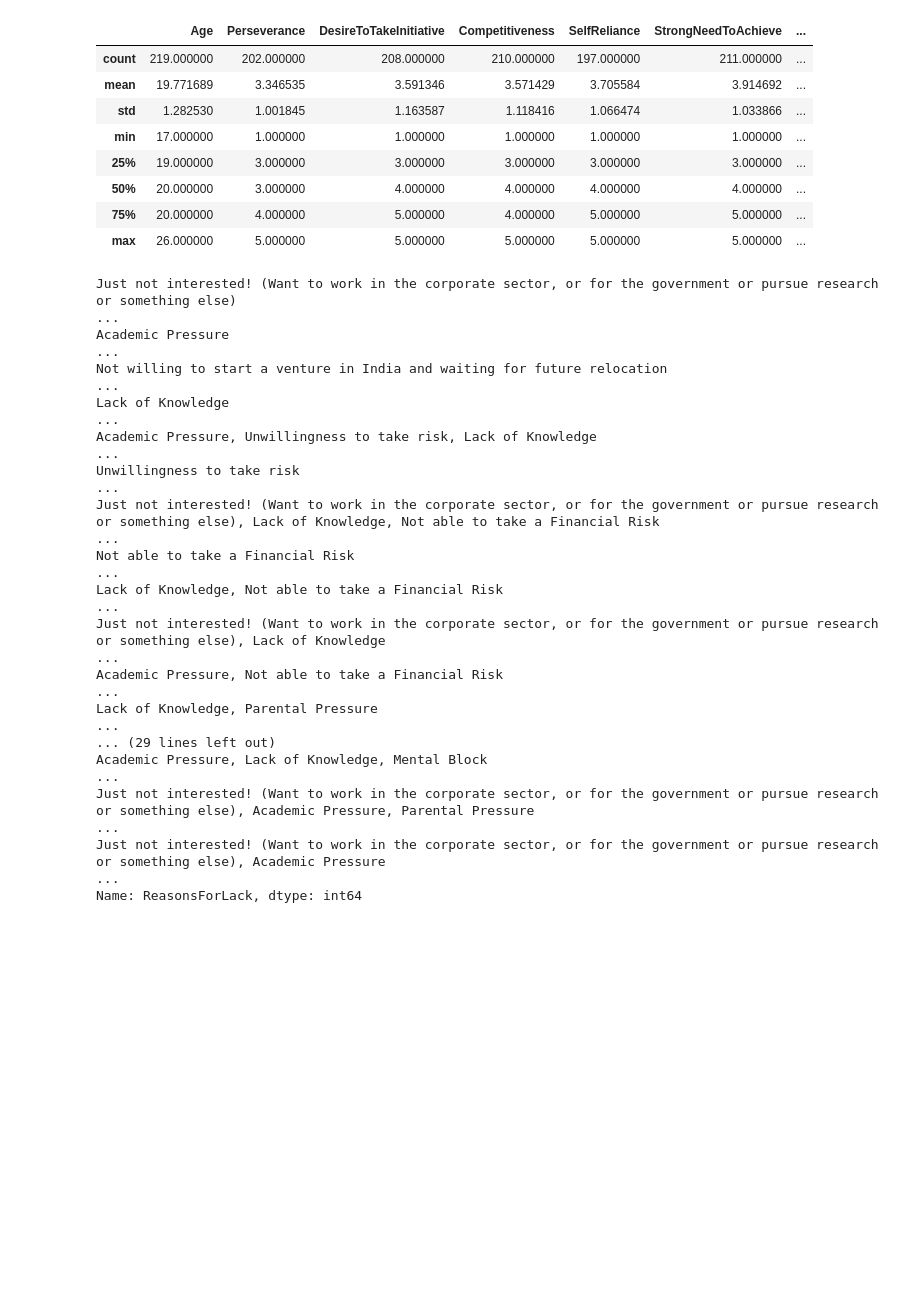
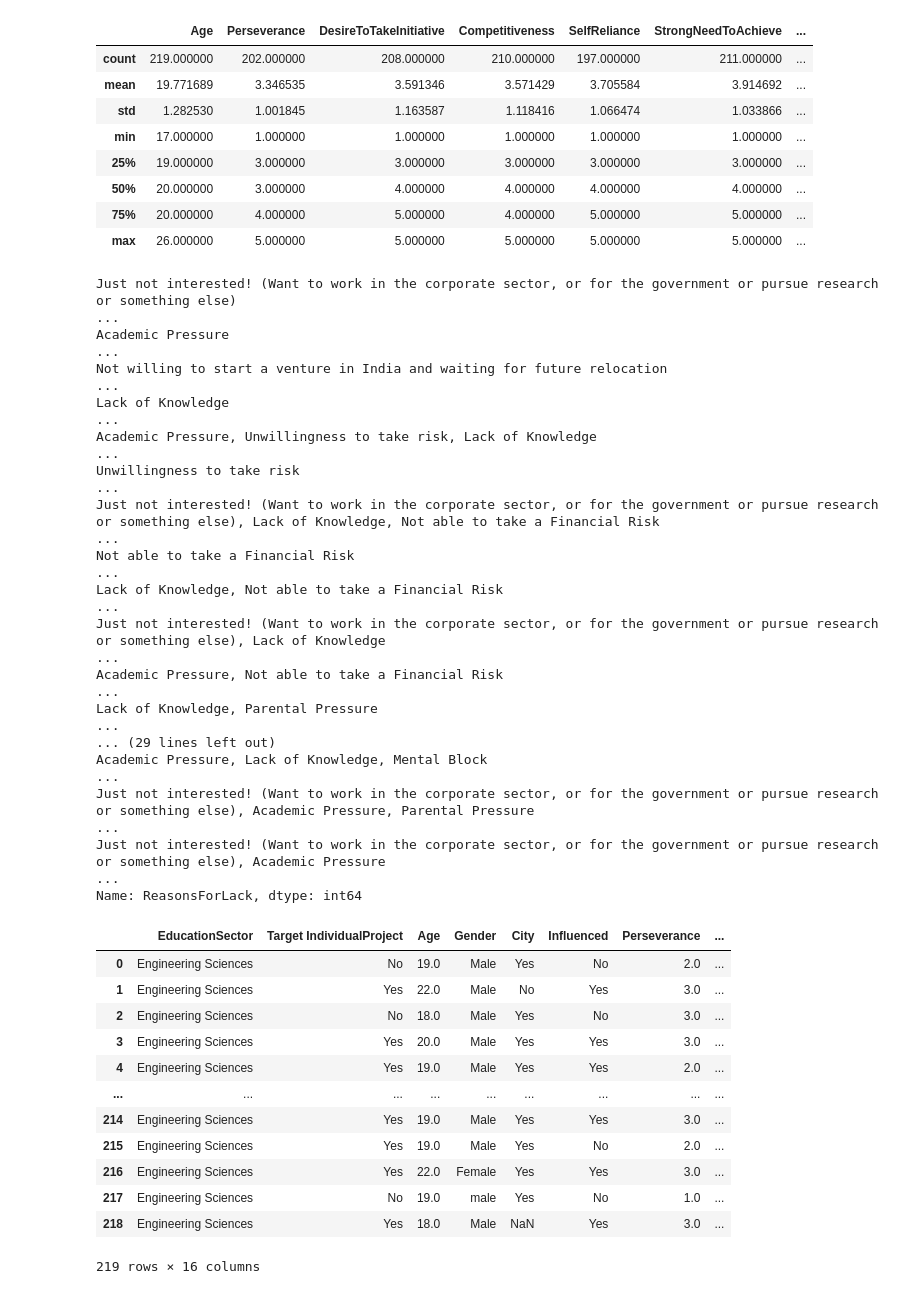
Before and after one commit to Edgart371/Project-3-Clean-Data-Entrepreneurial-Competency, a Jupyter notebook: Project 3.ipynb, the cells around one changed output. Saved outputs shown, nothing was run; the diff lists cells and outputs as text; code cells hidden in the pictures; blank space fills up the shorter version.

```diff
--- a/Project 3.ipynb
+++ b/Project 3.ipynb
@@ -138,3 +138,24 @@ value = {'Perseverance':3,'DesireToTakeInitiative':3,
 #Loop to use the function fill_indicator with values in the dictionnary
 for i in value:
     fill_indicator(i, value[i])
+# %%
+#Checking content of Reasons for lack
+df['ReasonsForLack'].value_counts()
+# %% [output]
+Just not interested! (Want to work in the corporate sector, or for the government or pursue research or something else)                                                                                  ...
+Academic Pressure                                                                                                                                                                                        ...
+Not willing to start a venture in India and waiting for future relocation                                                                                                                                ...
+Lack of Knowledge                                                                                                                                                                                        ...
+Academic Pressure, Unwillingness to take risk, Lack of Knowledge                                                                                                                                         ...
+Unwillingness to take risk                                                                                                                                                                               ...
+Just not interested! (Want to work in the corporate sector, or for the government or pursue research or something else), Lack of Knowledge, Not able to take a Financial Risk                            ...
+Not able to take a Financial Risk                                                                                                                                                                        ...
+Lack of Knowledge, Not able to take a Financial Risk                                                                                                                                                     ...
+Just not interested! (Want to work in the corporate sector, or for the government or pursue research or something else), Lack of Knowledge                                                               ...
+Academic Pressure, Not able to take a Financial Risk                                                                                                                                                     ...
+Lack of Knowledge, Parental Pressure                                                                                                                                                                     ...
+... (29 lines left out)
+Academic Pressure, Lack of Knowledge, Mental Block                                                                                                                                                       ...
+Just not interested! (Want to work in the corporate sector, or for the government or pursue research or something else), Academic Pressure, Parental Pressure                                            ...
+Just not interested! (Want to work in the corporate sector, or for the government or pursue research or something else), Academic Pressure                                                               ...
+Name: ReasonsForLack, dtype: int64
@@ -141,20 +165,16 @@ for i in value:
 # %%
-df['ReasonsForLack'].value_counts()
+df
 # %% [output]
+|  | EducationSector | Target IndividualProject | Age | Gender | City | Influenced | Perseverance | ... |
+| 0 | Engineering Sciences | No | 19.0 | Male | Yes | No | 2.0 | ... |
+| 1 | Engineering Sciences | Yes | 22.0 | Male | No | Yes | 3.0 | ... |
+| 2 | Engineering Sciences | No | 18.0 | Male | Yes | No | 3.0 | ... |
+| 3 | Engineering Sciences | Yes | 20.0 | Male | Yes | Yes | 3.0 | ... |
+| 4 | Engineering Sciences | Yes | 19.0 | Male | Yes | Yes | 2.0 | ... |
+| ... | ... | ... | ... | ... | ... | ... | ... | ... |
+| 214 | Engineering Sciences | Yes | 19.0 | Male | Yes | Yes | 3.0 | ... |
+| 215 | Engineering Sciences | Yes | 19.0 | Male | Yes | No | 2.0 | ... |
+| 216 | Engineering Sciences | Yes | 22.0 | Female | Yes | Yes | 3.0 | ... |
+| 217 | Engineering Sciences | No | 19.0 | male | Yes | No | 1.0 | ... |
+| 218 | Engineering Sciences | Yes | 18.0 | Male | NaN | Yes | 3.0 | ... |
-Just not interested! (Want to work in the corporate sector, or for the government or pursue research or something else)                                                                                  ...
-Academic Pressure                                                                                                                                                                                        ...
-Not willing to start a venture in India and waiting for future relocation                                                                                                                                ...
-Lack of Knowledge                                                                                                                                                                                        ...
-Academic Pressure, Unwillingness to take risk, Lack of Knowledge                                                                                                                                         ...
-Unwillingness to take risk                                                                                                                                                                               ...
-Just not interested! (Want to work in the corporate sector, or for the government or pursue research or something else), Lack of Knowledge, Not able to take a Financial Risk                            ...
-Not able to take a Financial Risk                                                                                                                                                                        ...
-Lack of Knowledge, Not able to take a Financial Risk                                                                                                                                                     ...
-Just not interested! (Want to work in the corporate sector, or for the government or pursue research or something else), Lack of Knowledge                                                               ...
-Academic Pressure, Not able to take a Financial Risk                                                                                                                                                     ...
-Lack of Knowledge, Parental Pressure                                                                                                                                                                     ...
-... (29 lines left out)
-Academic Pressure, Lack of Knowledge, Mental Block                                                                                                                                                       ...
-Just not interested! (Want to work in the corporate sector, or for the government or pursue research or something else), Academic Pressure, Parental Pressure                                            ...
-Just not interested! (Want to work in the corporate sector, or for the government or pursue research or something else), Academic Pressure                                                               ...
-Name: ReasonsForLack, dtype: int64
+219 rows × 16 columns
```
Also changed, not shown: parts of 7 cells of this notebook.
